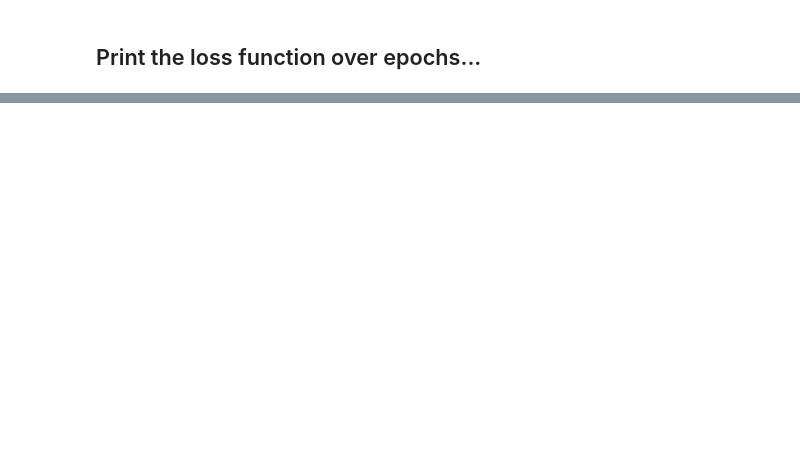
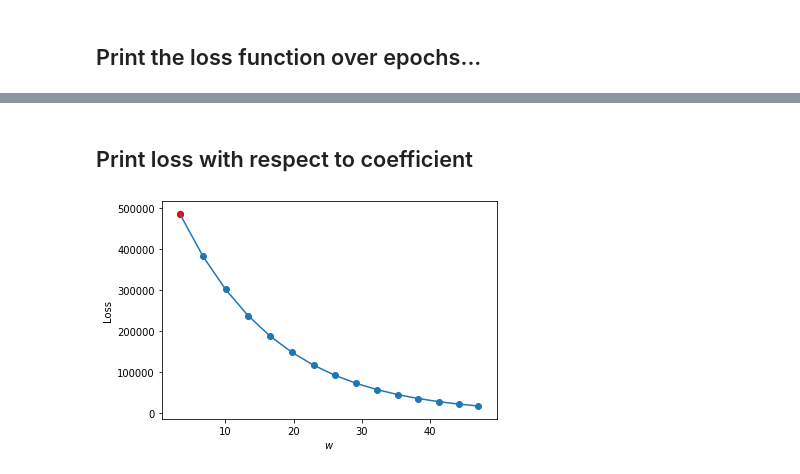
Before and after one commit to MSc-in-Data-Science/class_material, a Jupyter notebook: semester_1/Machine_Learning/Regression/Regression_LossOverEpochsAndPredictionError.ipynb, the cells around one changed output, grey strips where cells are left out. Saved outputs shown, nothing was run; the diff lists cells and outputs as text; code cells hidden in the pictures; blank space fills up the shorter version.

```diff
--- a/semester_1/Machine_Learning/Regression/Regression_LossOverEpochsAndPredictionError.ipynb
+++ b/semester_1/Machine_Learning/Regression/Regression_LossOverEpochsAndPredictionError.ipynb
@@ -128,0 +170,12 @@ The red dot is the starting point. We see why this learning rate is not good...
+# %% [markdown]
+## Print loss with respect to coefficient
+# %%
+plt.figure()
+plt.plot(coef_list, loss_list)
+plt.scatter(coef_list, loss_list)
+plt.scatter(coef_list[:1], loss_list[:1], color='red')
+plt.xlabel("$w$")
+plt.ylabel("Loss")
+plt.show()
+# %% [output]
+[figure, added]
```
Also changed, not shown: parts of 10 cells of this notebook, 4 other files.
